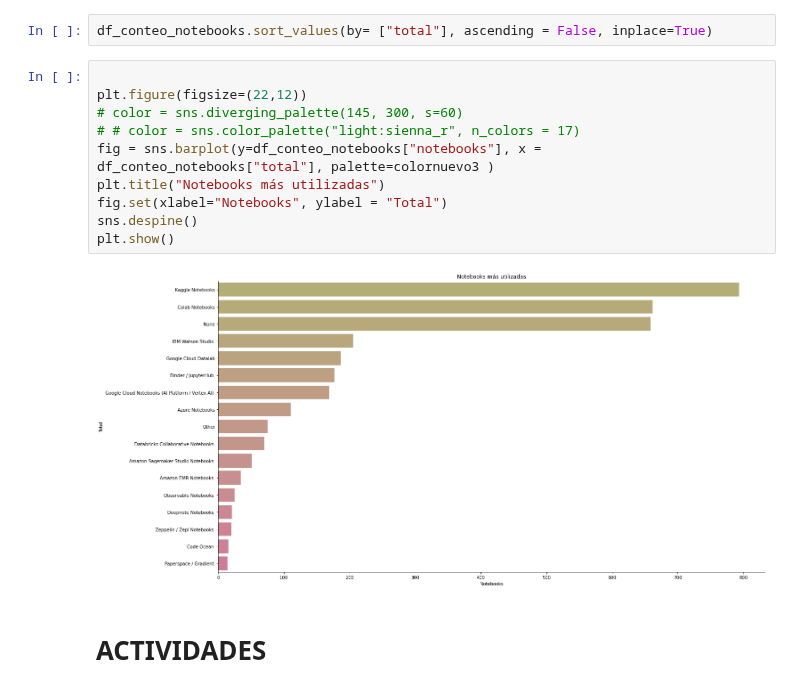
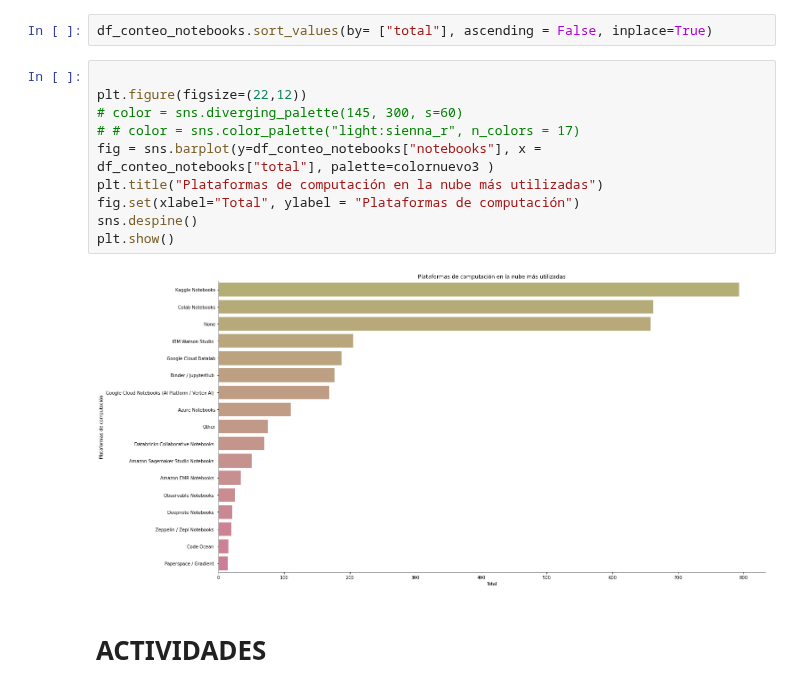
Before and after one commit to Adalab/EDA-ETL-project, a Jupyter notebook: 2.exploracion_eda/4.herramientas.ipynb, the cells around one changed output. Drawn from its saved outputs; the diff is of its cells as text.

```diff
--- a/2.exploracion_eda/4.herramientas.ipynb
+++ b/2.exploracion_eda/4.herramientas.ipynb
@@ -272,15 +272,15 @@ df_conteo_notebooks.sort_values(by= ["total"], ascending = False, inplace=True)
 # %%
 
 plt.figure(figsize=(22,12))
 # color = sns.diverging_palette(145, 300, s=60)
 # # color = sns.color_palette("light:sienna_r", n_colors = 17)
 fig = sns.barplot(y=df_conteo_notebooks["notebooks"], x = df_conteo_notebooks["total"], palette=colornuevo3 )
-plt.title("Notebooks más utilizadas")
-fig.set(xlabel="Notebooks", ylabel = "Total")
+plt.title("Plataformas de computación en la nube más utilizadas")
+fig.set(xlabel="Total", ylabel = "Plataformas de computación")
 sns.despine()
 plt.show()
 # %% [output]
-[figure, old version]
+[figure, new version]
 # %% [markdown]
 # ACTIVIDADES
 # %%
```
Also changed, not shown: parts of 3 cells of this notebook, 1 other file.
